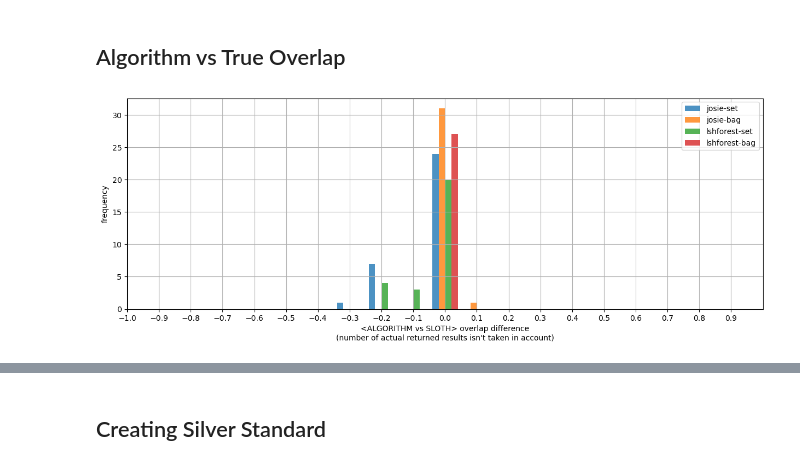
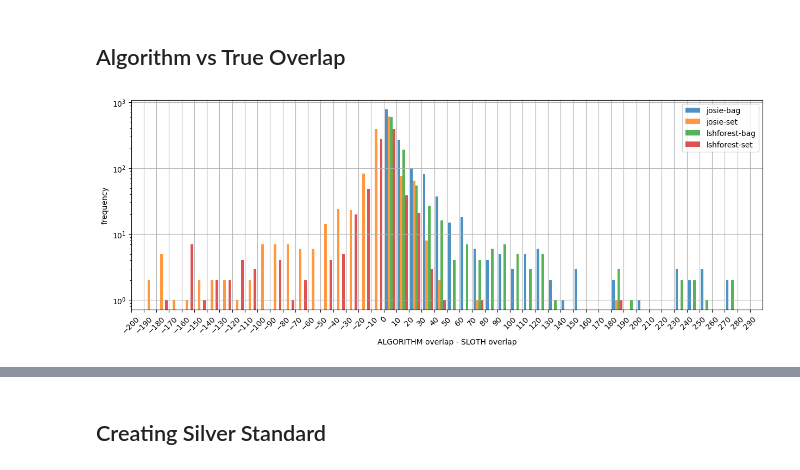
Before and after one commit to nanni00/datalake-table-finder, a Jupyter notebook: experiments/main/analysis.ipynb, the cells around one changed output, grey strips where cells are left out. Cells and saved outputs as stored; diff of their text form; code cells hidden in the pictures.

```diff
--- a/experiments/main/analysis.ipynb
+++ b/experiments/main/analysis.ipynb
@@ -28,0 +72,14 @@ for algorithm in algorithms:
+# %%
+nullity_threshold = 0   # if the actual overlap between two tables isprint(next(resgroup)) under this threshold, the result is considered bad
+
+x = []
+for am, am_group in results.groupby(by=["algorithm", "mode"]):
+    for query_id, q_group in am_group.groupby(by=["query_id"]):
+        cnt = ((q_group['sloth_overlap'] <= nullity_threshold) & (q_group['difference_overlap'] <= nullity_threshold)).sum()
+        num_query_results = q_group.count().values.tolist()[0]
+        x.append([am[0], am[1], query_id[0], num_query_results, cnt, cnt / num_query_results])
+
+x = pd.DataFrame(x, columns=['algorithm', 'mode', 'query_id', 'query_size', 'zero_overlap_cnt', 'zero_overlap_ratio'])
+
+null_ratio_pivot = pd.pivot_table(x, values=['zero_overlap_ratio'], index=['algorithm', 'mode'], aggfunc=['mean', 'std', 'min', 'max'])
+null_ratio_pivot
@@ -29,21 +94,24 @@ for algorithm in algorithms:
 # %% [markdown]
 ## Algorithm vs True Overlap
+# %%
+data = [(am[0], am[1], group[(group['sloth_overlap'] != 0) & (group['difference_overlap'] != 0)]) for am, group in results.groupby(by=['algorithm', 'mode'])]
 # %%
 fig, ax = plt.subplots(1, 1, sharey='row', figsize=(15, 5))
-xmin, xmax = -1, 1
+xmin, xmax, step = -200, 300, 10
 
-ax.hist([res['difference_overlap_norm'] for _, res in solvers.items()],
-         bins=np.arange(xmin, xmax, 0.1), alpha=0.8,
-         label=[f'{solver[0]}-{solver[1]}' for solver, _ in solvers.items()],
-         align='left')
+ax.hist([d[2]['difference_overlap'] for d in data],
+         bins=np.arange(xmin, xmax, step), alpha=0.8,
+         label=[f'{a}-{m}' for a, m, _ in data],
+         align='mid')
 ax.set_xlim(xmin, xmax)
-ax.set_xticks(np.arange(xmin, xmax, 0.1))
+ax.set_xticks(np.arange(xmin, xmax, step))
+ax.set_yscale('log')
+ax.tick_params(axis='x', rotation=45)
 ax.grid()
-ax.set_xlabel('<ALGORITHM vs SLOTH> overlap difference\n(number of actual returned results isn\'t taken in account)')
+ax.set_xlabel('ALGORITHM overlap - SLOTH overlap')
 ax.set_ylabel('frequency')
-
 
 plt.legend()
 plt.show()
 # %% [output]
-[figure, old version]
+[figure, new version]
```
Also changed, not shown: parts of 35 cells of this notebook, 12 other files.
